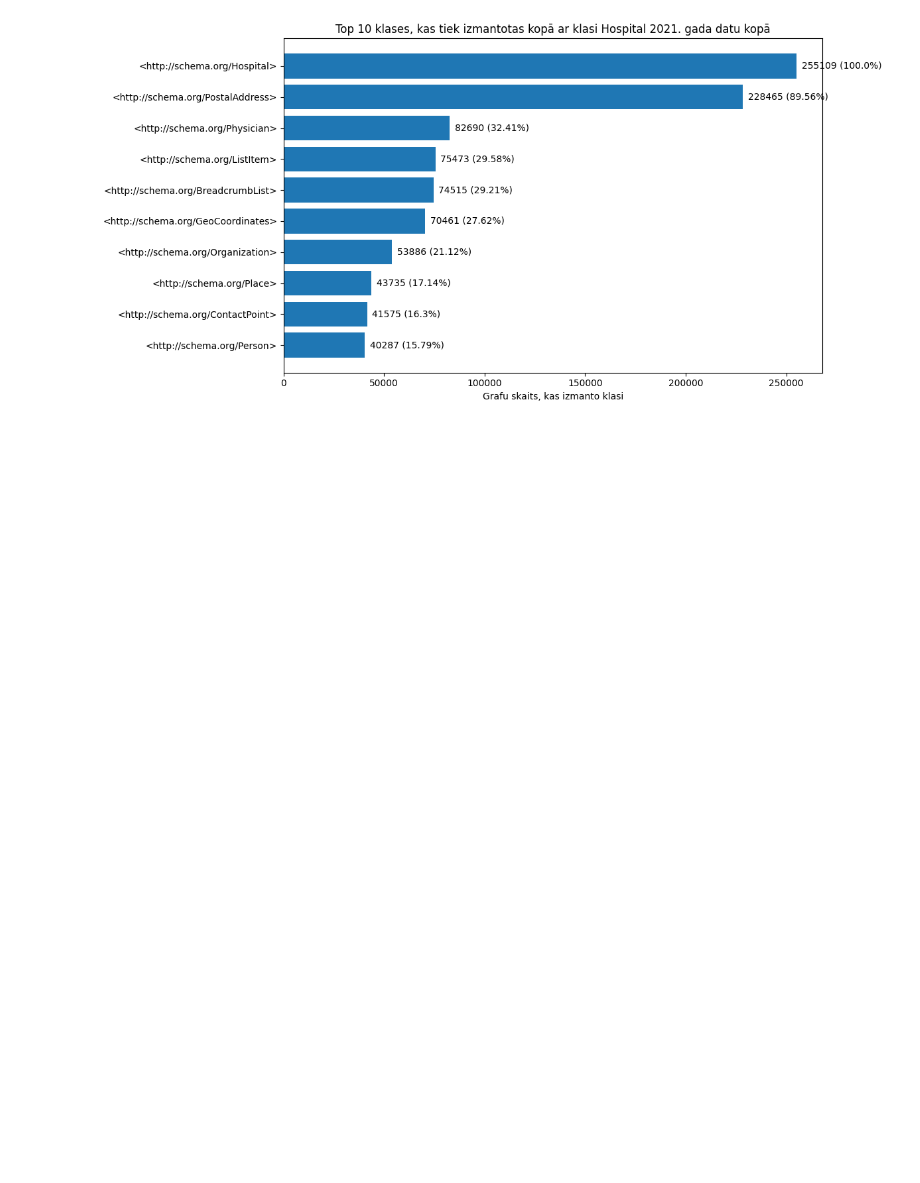
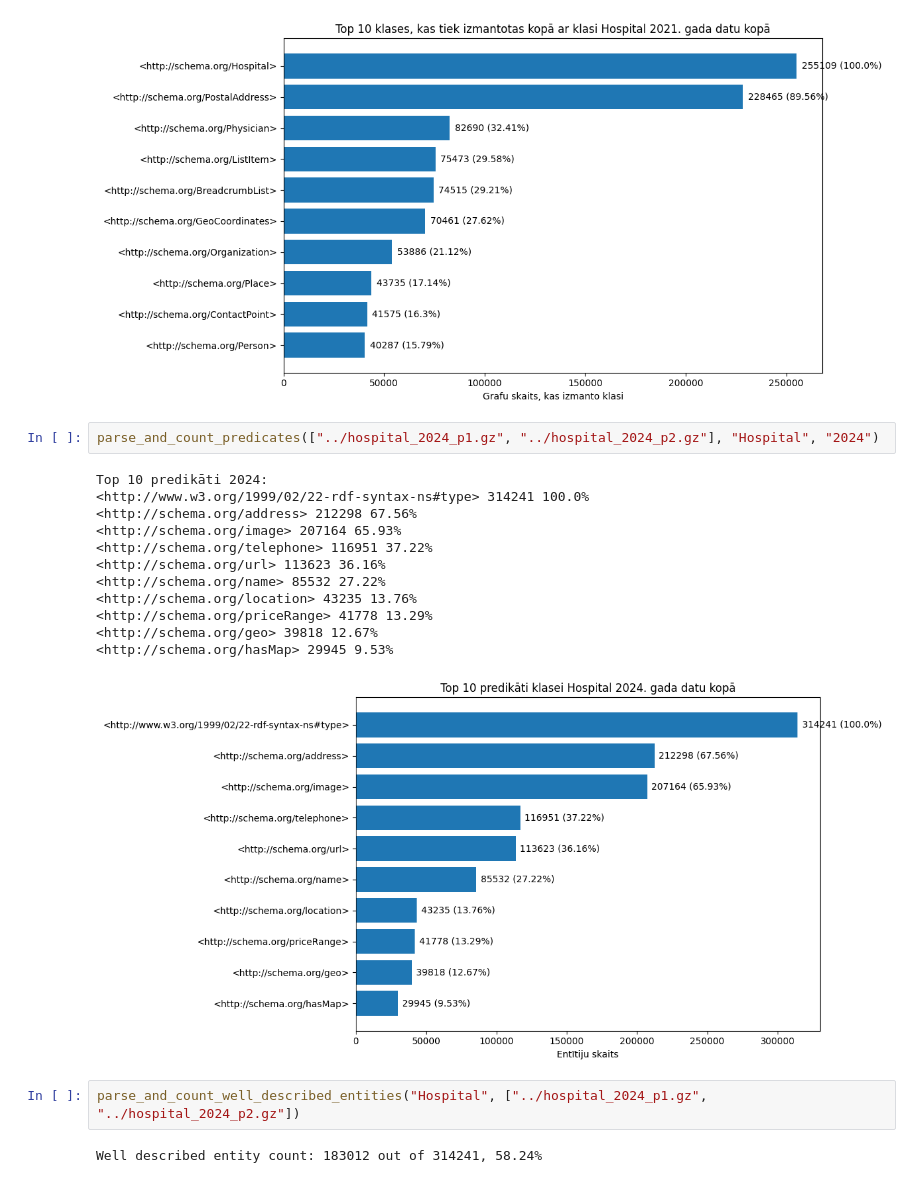
Before and after one commit to alexxxey0/SchemaOrg_Datu_Analize, a Jupyter notebook: analize_Hospital.ipynb, the cells around one changed output. Drawn from its saved outputs; the diff is of its cells as text; blank space fills up the shorter version.

```diff
--- a/analize_Hospital.ipynb
+++ b/analize_Hospital.ipynb
@@ -86,3 +86,22 @@ parse_and_count_classes(["../hospital_2021.gz"], "Hospital", "2021")
 <http://schema.org/ContactPoint>: 41575
 <http://schema.org/Person>: 40287
 [figure]
+# %%
+parse_and_count_predicates(["../hospital_2024_p1.gz", "../hospital_2024_p2.gz"], "Hospital", "2024")
+# %% [output]
+Top 10 predikāti 2024:
+<http://www.w3.org/1999/02/22-rdf-syntax-ns#type> 314241 100.0%
+<http://schema.org/address> 212298 67.56%
+<http://schema.org/image> 207164 65.93%
+<http://schema.org/telephone> 116951 37.22%
+<http://schema.org/url> 113623 36.16%
+<http://schema.org/name> 85532 27.22%
+<http://schema.org/location> 43235 13.76%
+<http://schema.org/priceRange> 41778 13.29%
+<http://schema.org/geo> 39818 12.67%
+<http://schema.org/hasMap> 29945 9.53%
+[figure, added]
+# %%
+parse_and_count_well_described_entities("Hospital", ["../hospital_2024_p1.gz", "../hospital_2024_p2.gz"])
+# %% [output]
+Well described entity count: 183012 out of 314241, 58.24%
```
Also changed, not shown: parts of 1 cell of this notebook, 3 other files.
